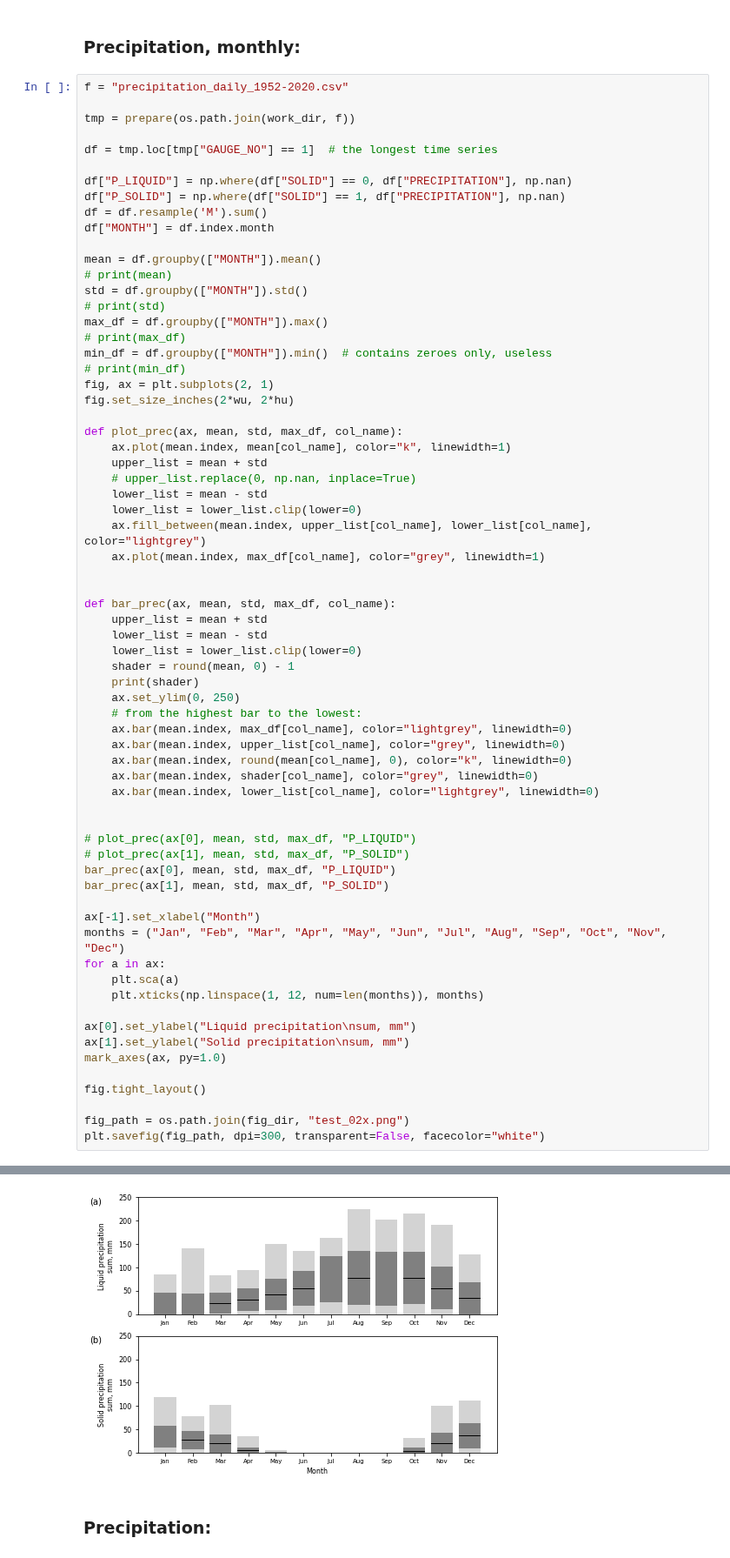
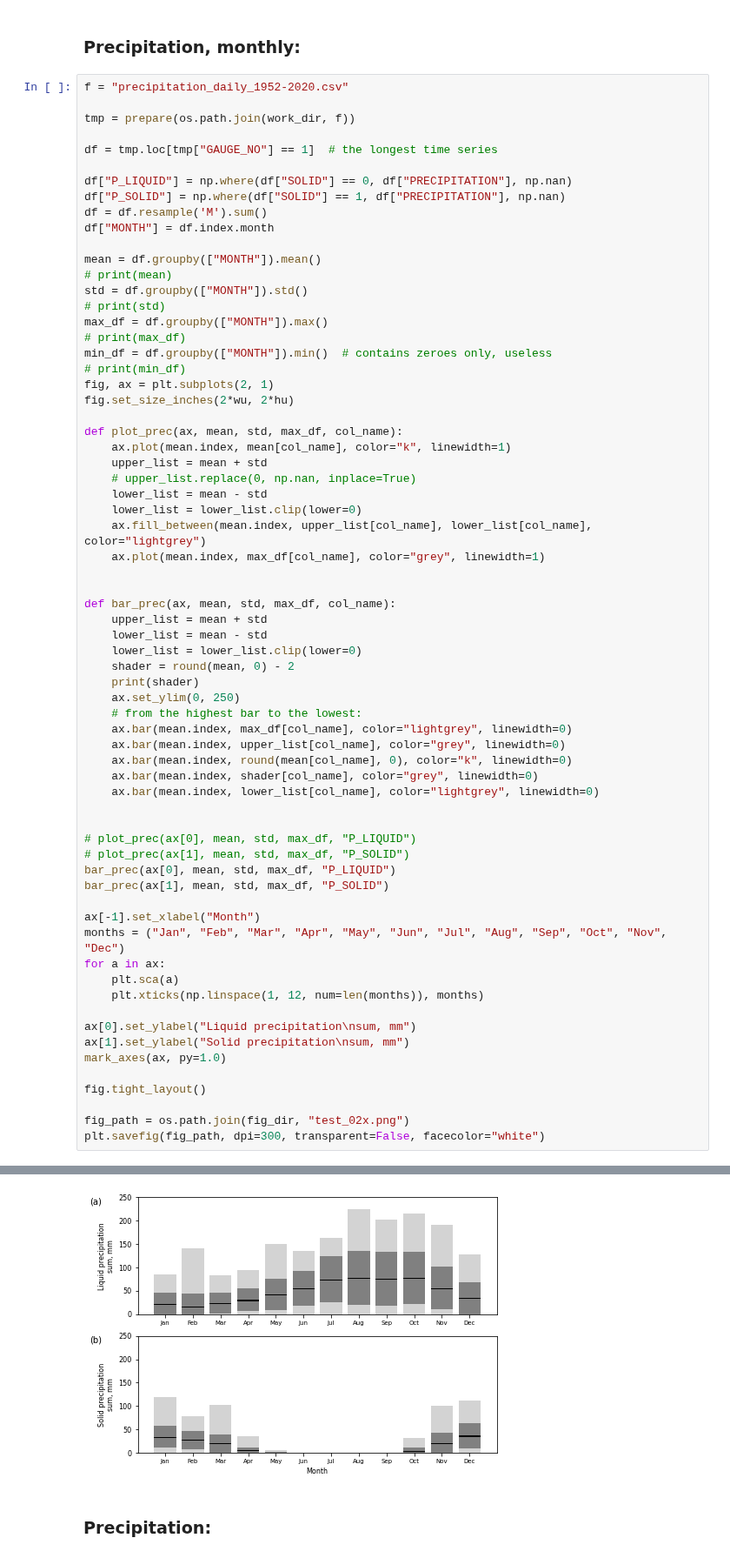
Before and after one commit to shi-hydrology/lammin-suo-plots, a Jupyter notebook: lammin_suo_plots.ipynb, the cells around one changed output, grey strips where cells are left out. Shown at 87% size. Cells and saved outputs as stored; diff of their text form.

```diff
--- a/lammin_suo_plots.ipynb
+++ b/lammin_suo_plots.ipynb
@@ -254,7 +254,7 @@ def bar_prec(ax, mean, std, max_df, col_name):
     upper_list = mean + std
     lower_list = mean - std
     lower_list = lower_list.clip(lower=0)
-    shader = round(mean, 0) - 1
+    shader = round(mean, 0) - 2
     print(shader)
     ax.set_ylim(0, 250)
     # from the highest bar to the lowest:
@@ -305,4 +315,4 @@ MONTH
-[figure, old version]
+[figure, new version]
 # %% [markdown]
 ### Precipitation:
 # %%
```
Also changed, not shown: parts of 3 cells of this notebook.
